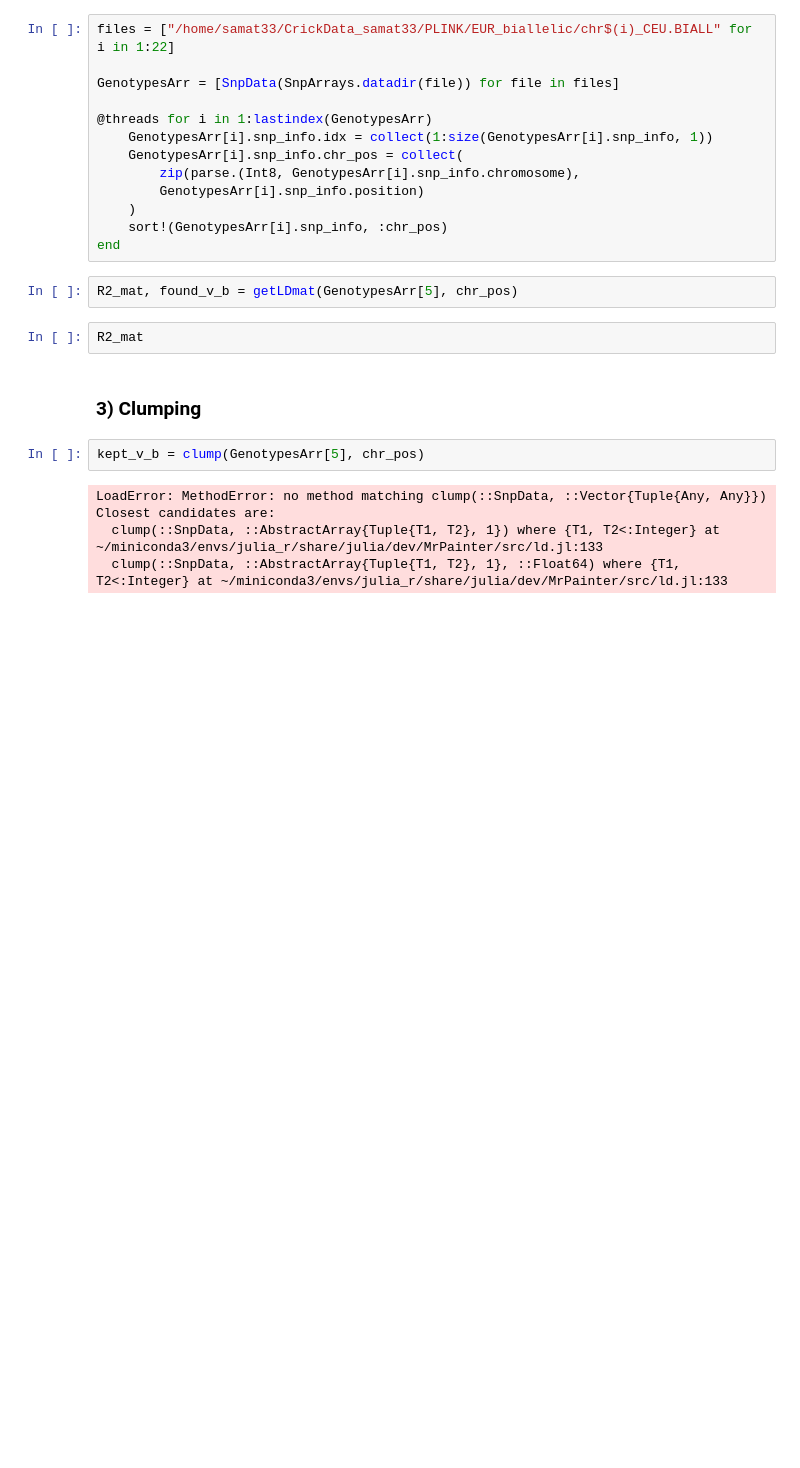
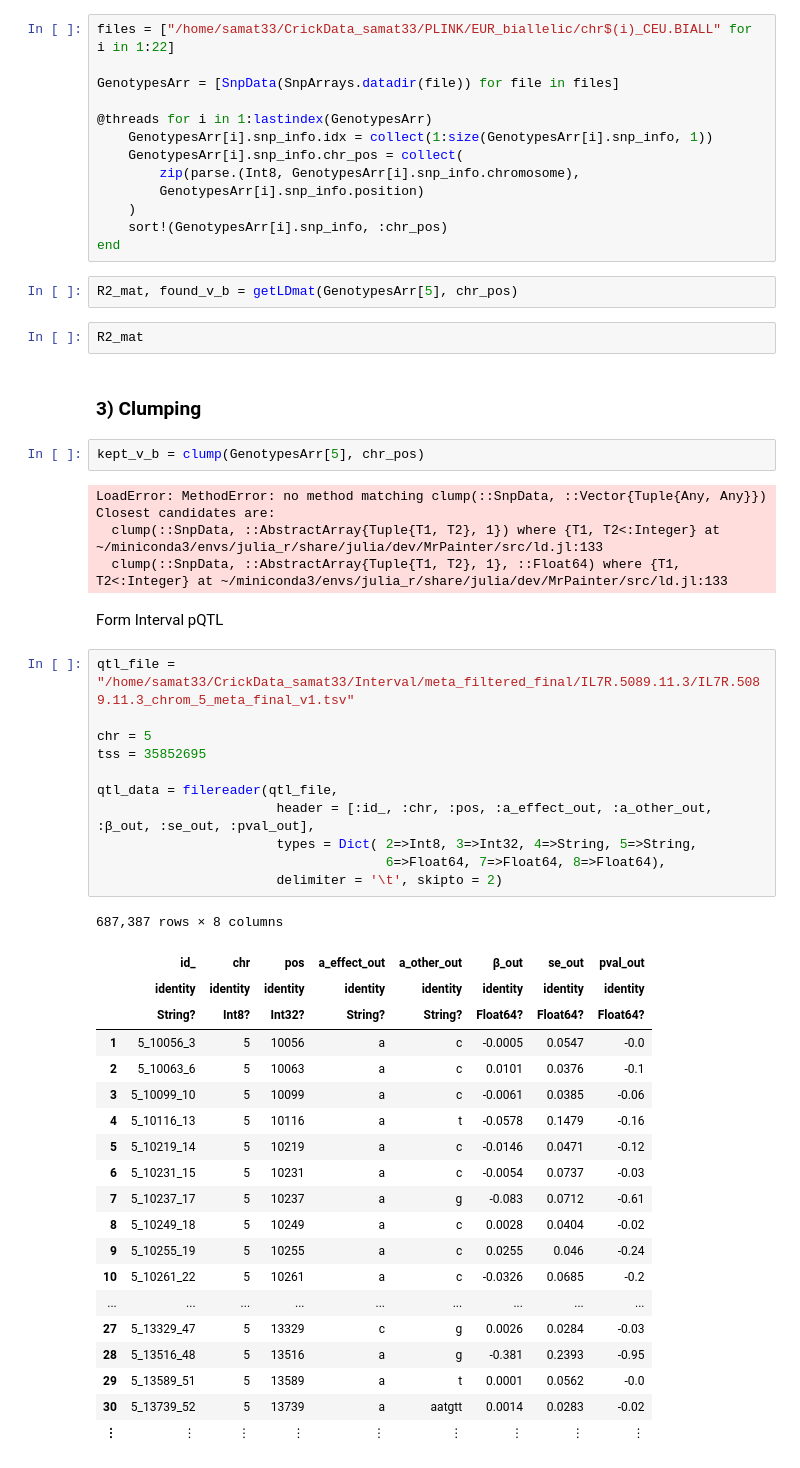
Before and after one commit to SamuelMathieu-code/LaScaMolMR.jl, a Jupyter notebook: notebooks/ld.ipynb, the cells around one changed output. Saved outputs shown, nothing was run; the diff lists cells and outputs as text; blank space fills up the shorter version.

```diff
--- a/notebooks/ld.ipynb
+++ b/notebooks/ld.ipynb
@@ -126,3 +126,37 @@ LoadError: MethodError: no method matching clump(::SnpData, ::Vector{Tuple{Any,
 Closest candidates are:
   clump(::SnpData, ::AbstractArray{Tuple{T1, T2}, 1}) where {T1, T2<:Integer} at ~/miniconda3/envs/julia_r/share/julia/dev/MrPainter/src/ld.jl:133
   clump(::SnpData, ::AbstractArray{Tuple{T1, T2}, 1}, ::Float64) where {T1, T2<:Integer} at ~/miniconda3/envs/julia_r/share/julia/dev/MrPainter/src/ld.jl:133
+# %% [markdown]
+Form Interval pQTL
+# %%
+qtl_file = "/home/samat33/CrickData_samat33/Interval/meta_filtered_final/IL7R.5089.11.3/IL7R.5089.11.3_chrom_5_meta_final_v1.tsv"
+
+chr = 5
+tss = 35852695
+
+qtl_data = filereader(qtl_file,
+                       header = [:id_, :chr, :pos, :a_effect_out, :a_other_out, :β_out, :se_out, :pval_out],
+                       types = Dict( 2=>Int8, 3=>Int32, 4=>String, 5=>String,
+                                     6=>Float64, 7=>Float64, 8=>Float64),
+                       delimiter = '\t', skipto = 2)
+# %% [output]
+687,387 rows × 8 columns
+|  | id_ | chr | pos | a_effect_out | a_other_out | β_out | se_out | pval_out |
+|  | identity | identity | identity | identity | identity | identity | identity | identity |
+|  | String? | Int8? | Int32? | String? | String? | Float64? | Float64? | Float64? |
+| 1 | 5_10056_3 | 5 | 10056 | a | c | -0.0005 | 0.0547 | -0.0 |
+| 2 | 5_10063_6 | 5 | 10063 | a | c | 0.0101 | 0.0376 | -0.1 |
+| 3 | 5_10099_10 | 5 | 10099 | a | c | -0.0061 | 0.0385 | -0.06 |
+| 4 | 5_10116_13 | 5 | 10116 | a | t | -0.0578 | 0.1479 | -0.16 |
+| 5 | 5_10219_14 | 5 | 10219 | a | c | -0.0146 | 0.0471 | -0.12 |
+| 6 | 5_10231_15 | 5 | 10231 | a | c | -0.0054 | 0.0737 | -0.03 |
+| 7 | 5_10237_17 | 5 | 10237 | a | g | -0.083 | 0.0712 | -0.61 |
+| 8 | 5_10249_18 | 5 | 10249 | a | c | 0.0028 | 0.0404 | -0.02 |
+| 9 | 5_10255_19 | 5 | 10255 | a | c | 0.0255 | 0.046 | -0.24 |
+| 10 | 5_10261_22 | 5 | 10261 | a | c | -0.0326 | 0.0685 | -0.2 |
+| ... | ... | ... | ... | ... | ... | ... | ... | ... |
+| 27 | 5_13329_47 | 5 | 13329 | c | g | 0.0026 | 0.0284 | -0.03 |
+| 28 | 5_13516_48 | 5 | 13516 | a | g | -0.381 | 0.2393 | -0.95 |
+| 29 | 5_13589_51 | 5 | 13589 | a | t | 0.0001 | 0.0562 | -0.0 |
+| 30 | 5_13739_52 | 5 | 13739 | a | aatgtt | 0.0014 | 0.0283 | -0.02 |
+| ⋮ | ⋮ | ⋮ | ⋮ | ⋮ | ⋮ | ⋮ | ⋮ | ⋮ |
```
Also changed, not shown: parts of 16 cells of this notebook, 5 other files.
